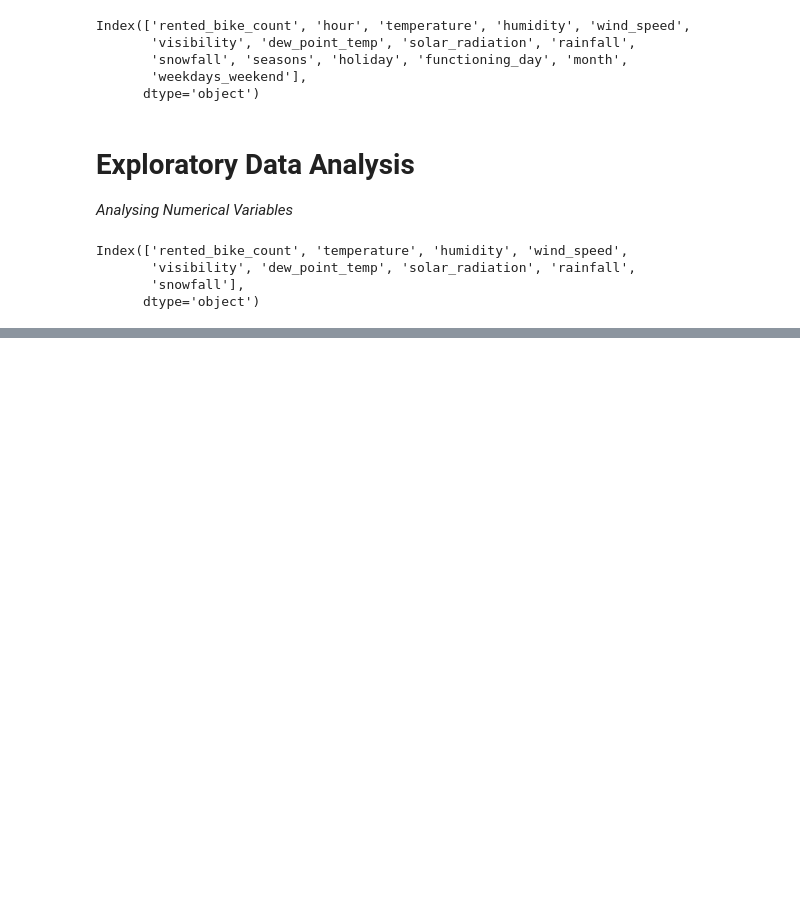
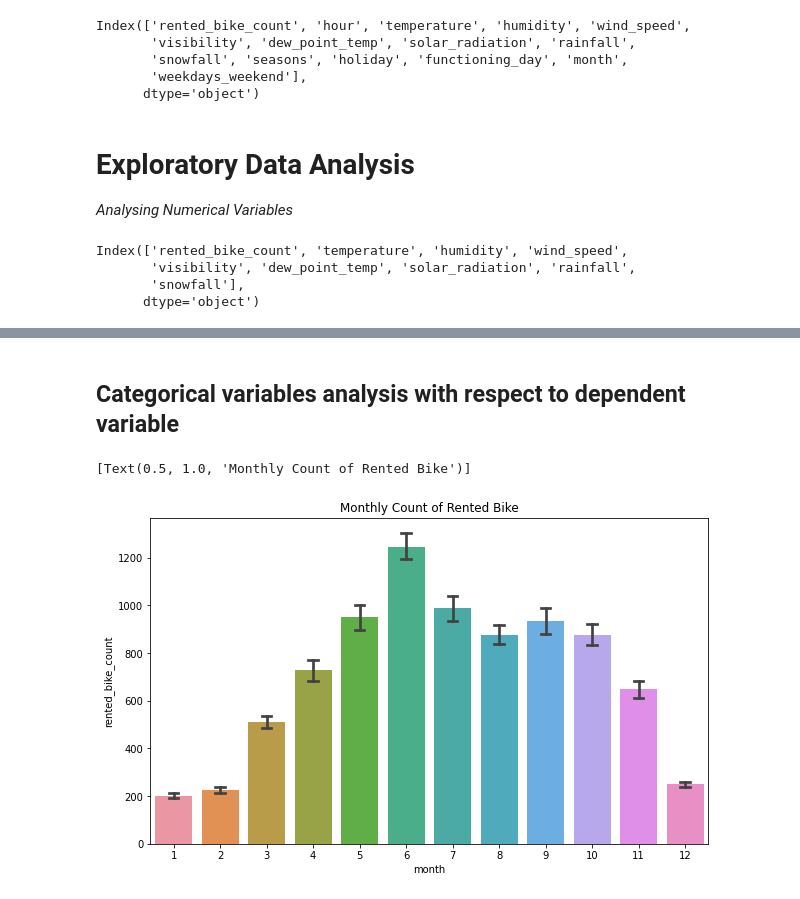
Before and after one commit to mmishra1092/Bike-Sharing-Demand-Prediction, a Jupyter notebook: MAYANK_MISHRA_Bike_Sharing_Demand_Prediction_Capstone_Project.ipynb, the cells around one changed output, grey strips where cells are left out. Drawn from its saved outputs; the diff is of its cells as text; code cells hidden in the pictures; blank space fills up the shorter version.

```diff
--- a/MAYANK_MISHRA_Bike_Sharing_Demand_Prediction_Capstone_Project.ipynb
+++ b/MAYANK_MISHRA_Bike_Sharing_Demand_Prediction_Capstone_Project.ipynb
@@ -279,0 +280,11 @@ plt.show()
+# %% [markdown]
+## Categorical variables analysis with respect to dependent variable
+# %%
+# Dependent variable(rented_bike_count) plot with respect to Month
+
+fig,ax=plt.subplots(figsize=(10,6))
+sns.barplot(data=bike_data_df,x='month',y='rented_bike_count',ax=ax,capsize=.2)
+ax.set(title='Monthly Count of Rented Bike')
+# %% [output]
+[Text(0.5, 1.0, 'Monthly Count of Rented Bike')]
+[figure, added]
```
Also changed, not shown: parts of 7 cells of this notebook.
